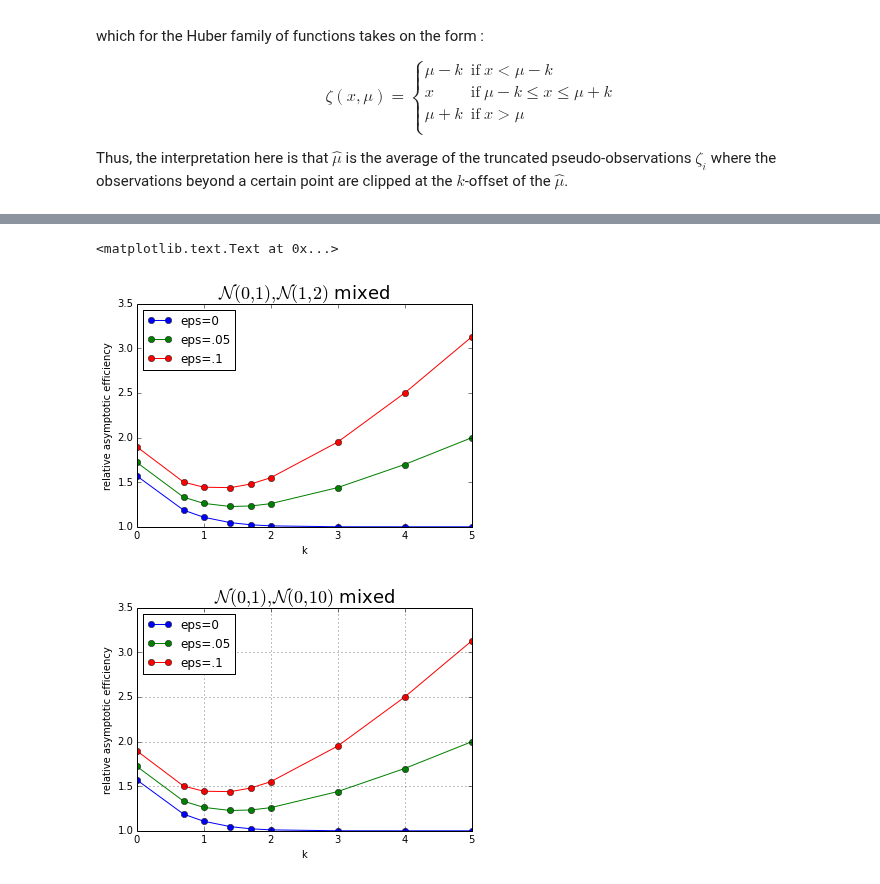
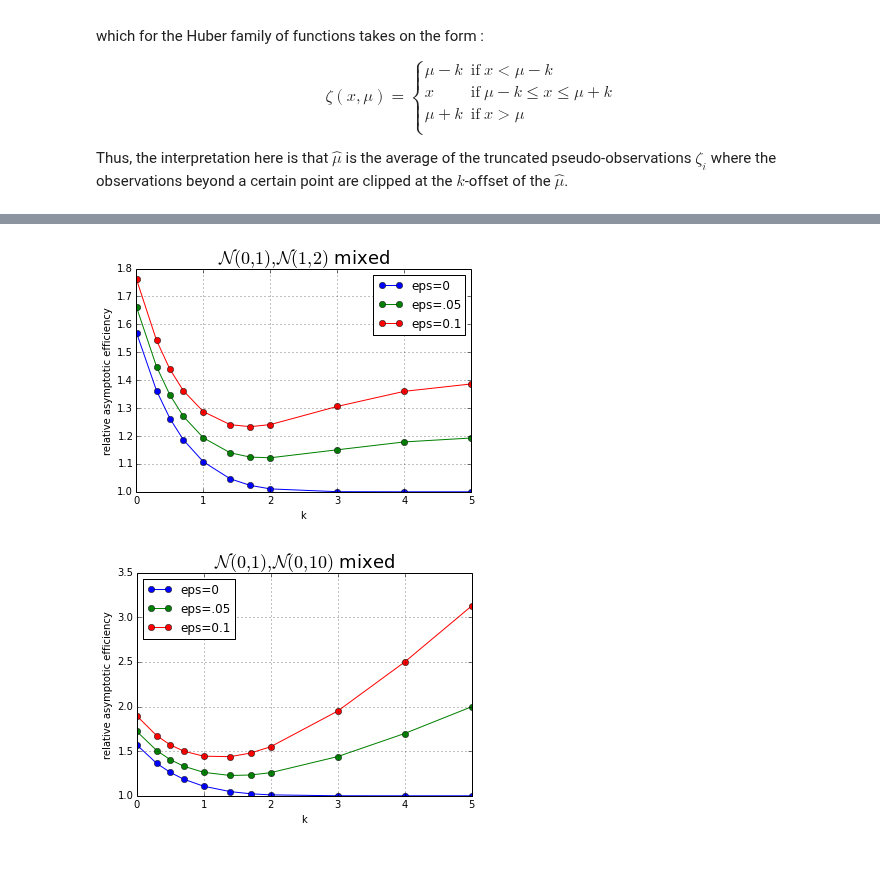
Before and after one commit to unpingco/Python-for-Signal-Processing, a Jupyter notebook: Robust_Statistics.ipynb, the cells around one changed output, grey strips where cells are left out. Saved outputs shown, nothing was run; the diff lists cells and outputs as text; code cells hidden in the pictures.

```diff
--- a/Robust_Statistics.ipynb
+++ b/Robust_Statistics.ipynb
@@ -302 +292,3 @@ legend()
+# %%
+kvals= [.001,0.3,0.5,.7,1.00001,1.4,1.7,2,3,4,5]
 # %%
@@ -312,14 +305,14 @@ def efficiency_ratio(k,eps=0.01):
 # %%
 fig,ax=subplots()
 ax.plot(kvals,[efficiency_ratio(k,0) for k in kvals],'-o',label='eps=0')
 ax.plot(kvals,[efficiency_ratio(k,.05) for k in kvals],'-o',label='eps=.05')
 ax.plot(kvals,[efficiency_ratio(k,.1) for k in kvals],'-o',label='eps=0.1')
 ax.set_xlabel("k")
 ax.set_ylabel("relative asymptotic efficiency ")
 ax.legend(loc=0)
 ax.set_title(r"$\mathcal{N}(0,1) , \mathcal{N}(1,2)$ mixed",fontsize=18)
+ax.grid()
 # %% [output]
-<matplotlib.text.Text at 0x...>
-[figure, old version]
+[figure, new version]
 # %%
 mma.eval('lpdf = D[CDF[NormalDistribution[0,1],x](1-Epsilon) + Epsilon CDF[NormalDistribution[0, 10], x], x]')
@@ -327,7 +320,7 @@ mma.eval('denom = Integrate[lpdf, {x, -k, k}, Assumptions -> k > 0]^2')
 mma.eval('numer = Integrate[lpdf*Piecewise[{{x, Abs[x] < k}, {k*Sign[x],Abs[x] >= k}}]^2, {x, -Infinity, Infinity}, Assumptions -> k > 0]')
 mma.eval('ratio = numer/denom');
 # %%
-fig,ax=subplots()
+fig2,ax=subplots()
 ax.plot(kvals,[efficiency_ratio(k,0) for k in kvals],'-o',label='eps=0')
 ax.plot(kvals,[efficiency_ratio(k,.05) for k in kvals],'-o',label='eps=.05')
 ax.plot(kvals,[efficiency_ratio(k,.1) for k in kvals],'-o',label='eps=0.1')
@@ -337,4 +330,4 @@ ax.legend(loc=0)
 ax.set_title(r"$\mathcal{N}(0,1) , \mathcal{N}(0,10)$ mixed",fontsize=18)
 ax.grid()
 # %% [output]
-[figure, old version]
+[figure, new version]
```
Also changed, not shown: parts of 5 cells of this notebook.
